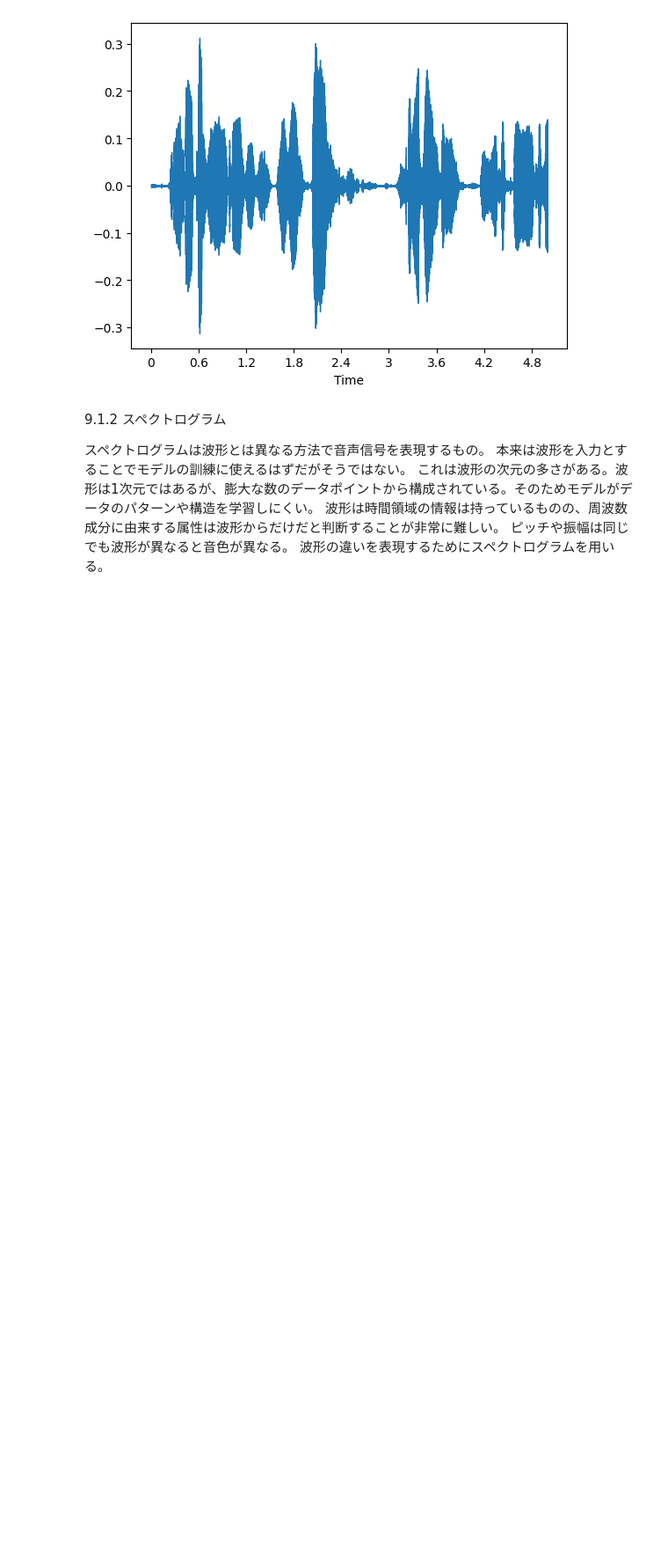
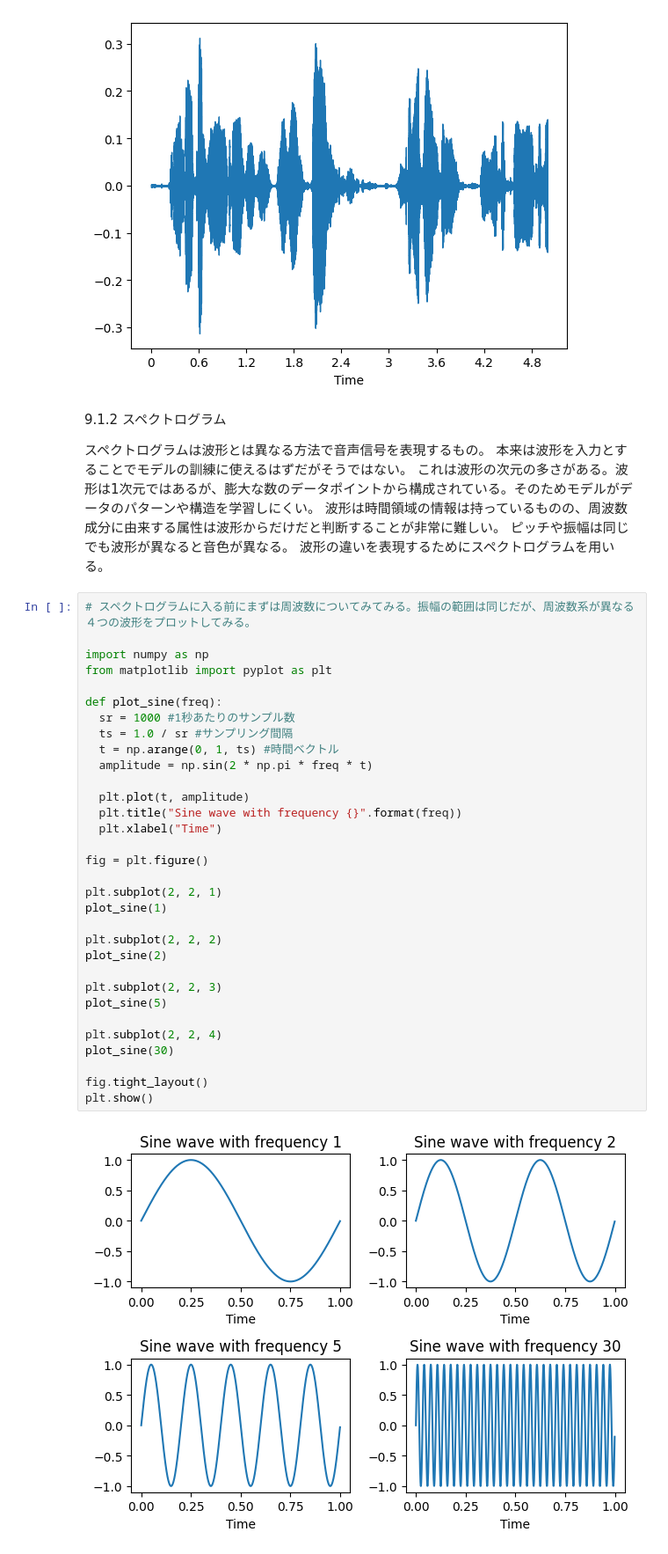
Before and after one commit to shown5/Hands-on-Generative-AI, a Jupyter notebook: chap9_audioGeneration.ipynb, the cells around one changed output. Shown at 88% size. Cells and saved outputs as stored; diff of their text form; blank space fills up the shorter version.

```diff
--- a/chap9_audioGeneration.ipynb
+++ b/chap9_audioGeneration.ipynb
@@ -92,3 +92,37 @@ librosa.display.waveshow(array, sr=sampling_rate);
 波形は時間領域の情報は持っているものの、周波数成分に由来する属性は波形からだけだと判断することが非常に難しい。
 ピッチや振幅は同じでも波形が異なると音色が異なる。
 波形の違いを表現するためにスペクトログラムを用いる。
+# %%
+# スペクトログラムに入る前にまずは周波数についてみてみる。振幅の範囲は同じだが、周波数系が異なる４つの波形をプロットしてみる。
+
+import numpy as np
+from matplotlib import pyplot as plt
+
+def plot_sine(freq):
+  sr = 1000 #1秒あたりのサンプル数
+  ts = 1.0 / sr #サンプリング間隔
+  t = np.arange(0, 1, ts) #時間ベクトル
+  amplitude = np.sin(2 * np.pi * freq * t)
+
+  plt.plot(t, amplitude)
+  plt.title("Sine wave with frequency {}".format(freq))
+  plt.xlabel("Time")
+
+fig = plt.figure()
+
+plt.subplot(2, 2, 1)
+plot_sine(1)
+
+plt.subplot(2, 2, 2)
+plot_sine(2)
+
+plt.subplot(2, 2, 3)
+plot_sine(5)
+
+plt.subplot(2, 2, 4)
+plot_sine(30)
+
+fig.tight_layout()
+plt.show()
+# %% [output]
+[figure, added]
```
